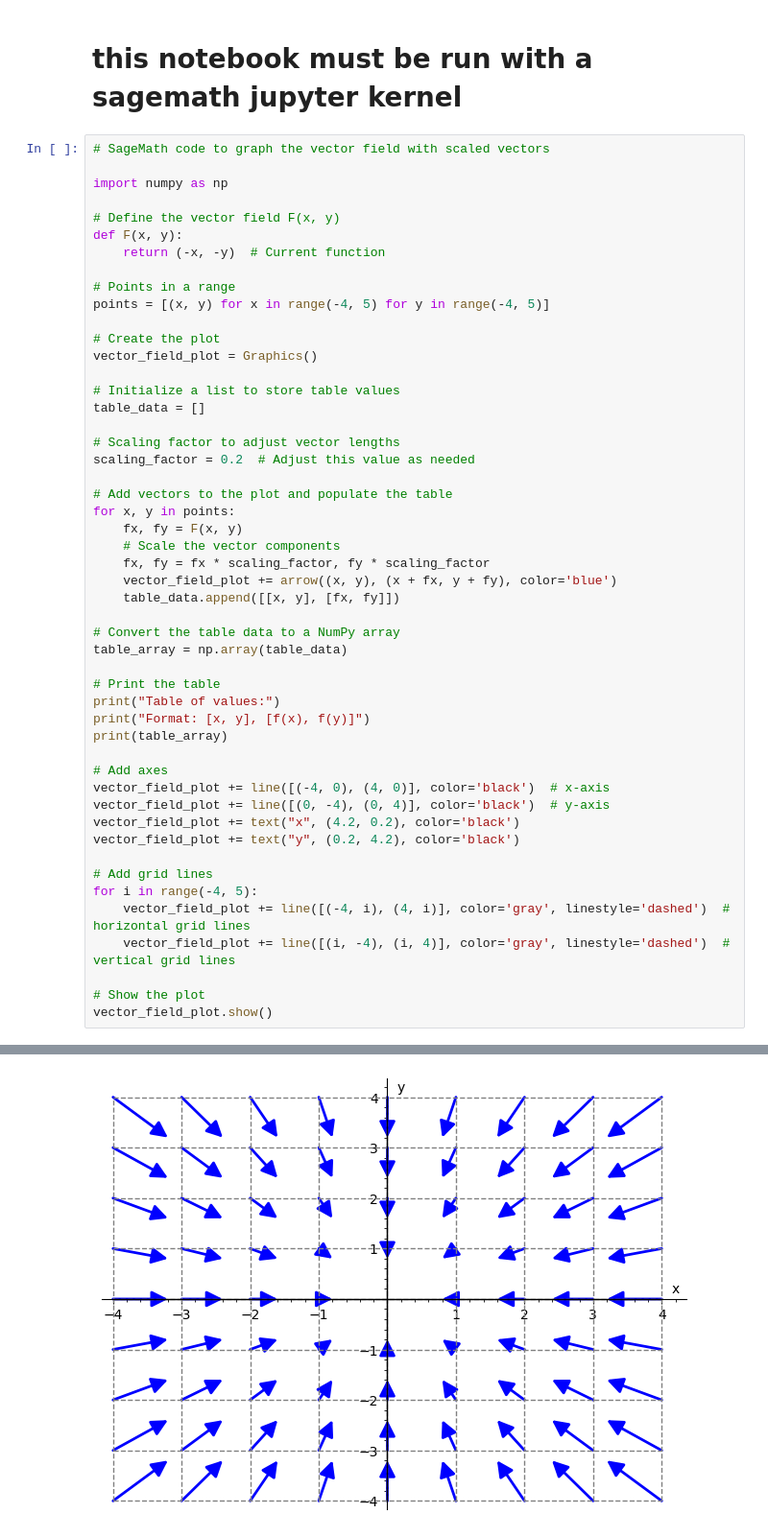
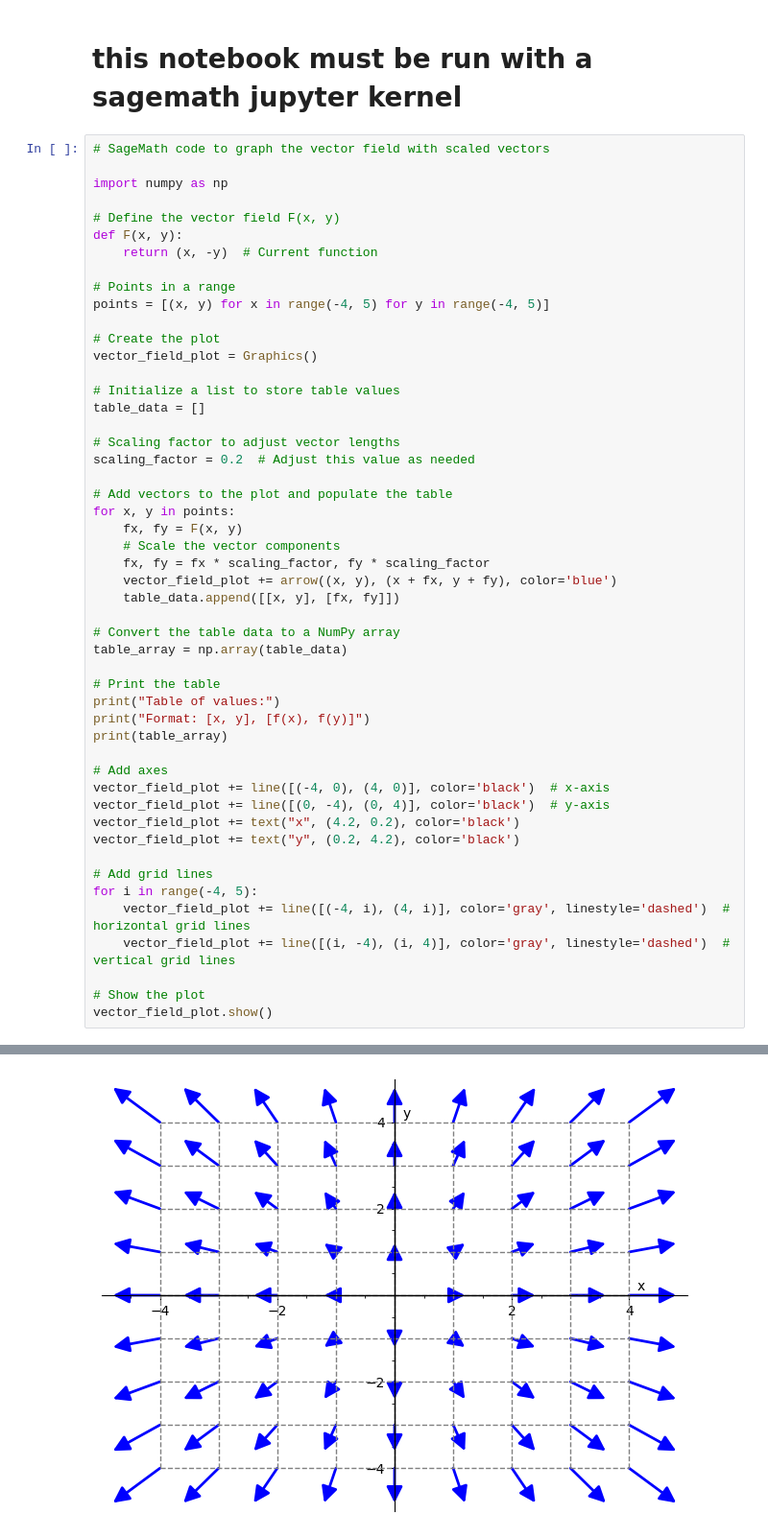
Before and after one commit to avery-lockwood/averytoolbox, a Jupyter notebook: Calc3WithSage/vectorfeilds.ipynb, the cells around one changed output, grey strips where cells are left out. Shown: that part at 96% size. Cells and saved outputs as stored; diff of their text form.

```diff
--- a/Calc3WithSage/vectorfeilds.ipynb
+++ b/Calc3WithSage/vectorfeilds.ipynb
@@ -7,7 +7,7 @@ import numpy as np
 
 # Define the vector field F(x, y)
 def F(x, y):
-    return (-x, -y)  # Current function
+    return (x, -y)  # Current function
 
 # Points in a range
 points = [(x, y) for x in range(-4, 5) for y in range(-4, 5)]
@@ -71,4 +71,4 @@ Format: [x, y], [f(x), f(y)]
-[figure, old version]
+[figure, new version]
 # %%
 # gradient vector field of a vector field
 
```
Also changed, not shown: parts of 2 cells of this notebook, 1 other file.
